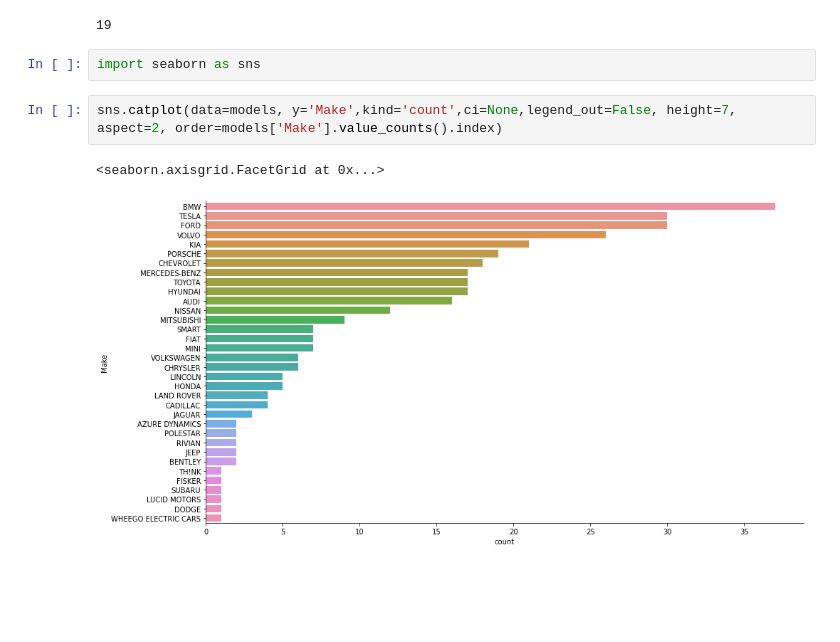
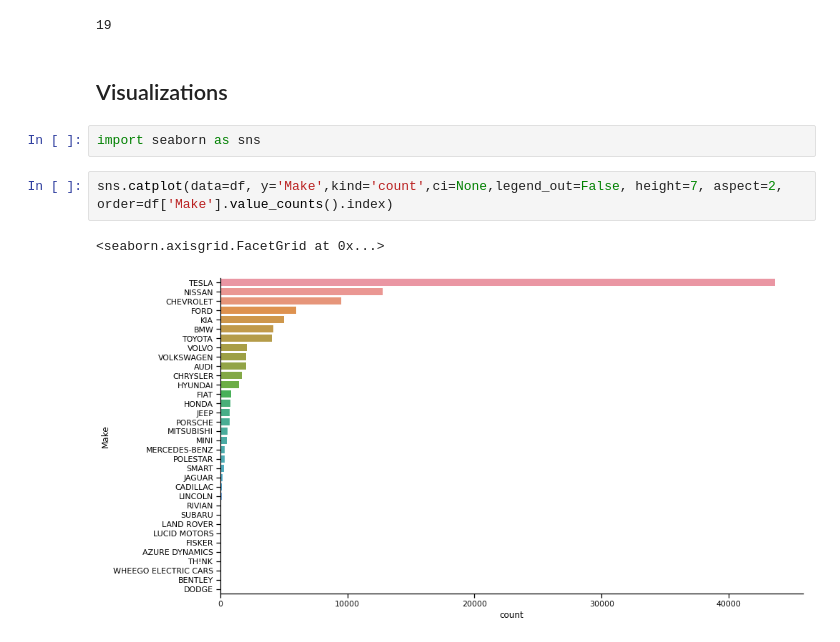
Before and after one commit to robptrck/electric-vehicles-WA, a Jupyter notebook: electric_vehicles_WA.ipynb, the cells around one changed output. Drawn from its saved outputs; the diff is of its cells as text; blank space fills up the shorter version.

```diff
--- a/electric_vehicles_WA.ipynb
+++ b/electric_vehicles_WA.ipynb
@@ -84,10 +90,12 @@ models['Model'].nunique()
 models['Model Year'].nunique()
 # %% [output]
 19
+# %% [markdown]
+## Visualizations
 # %%
 import seaborn as sns
 # %%
-sns.catplot(data=models, y='Make',kind='count',ci=None,legend_out=False, height=7, aspect=2, order=models['Make'].value_counts().index)
+sns.catplot(data=df, y='Make',kind='count',ci=None,legend_out=False, height=7, aspect=2, order=df['Make'].value_counts().index)
 # %% [output]
 <seaborn.axisgrid.FacetGrid at 0x...>
-[figure, old version]
+[figure, new version]
```
Also changed, not shown: parts of 5 cells of this notebook.
